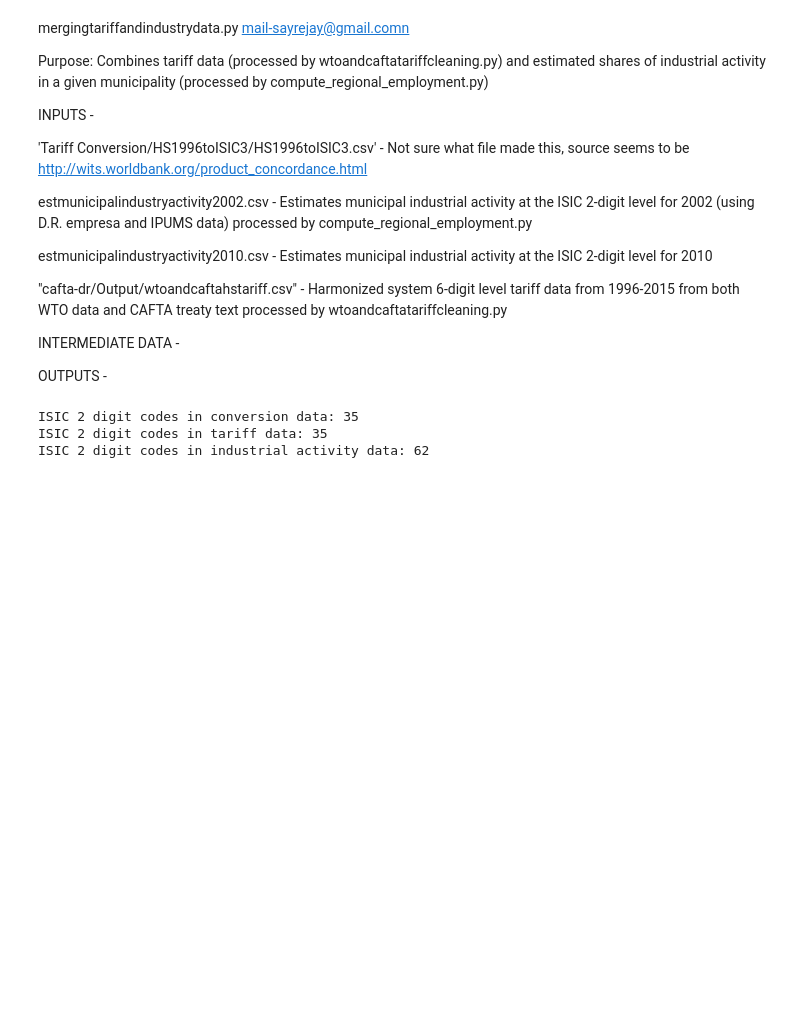
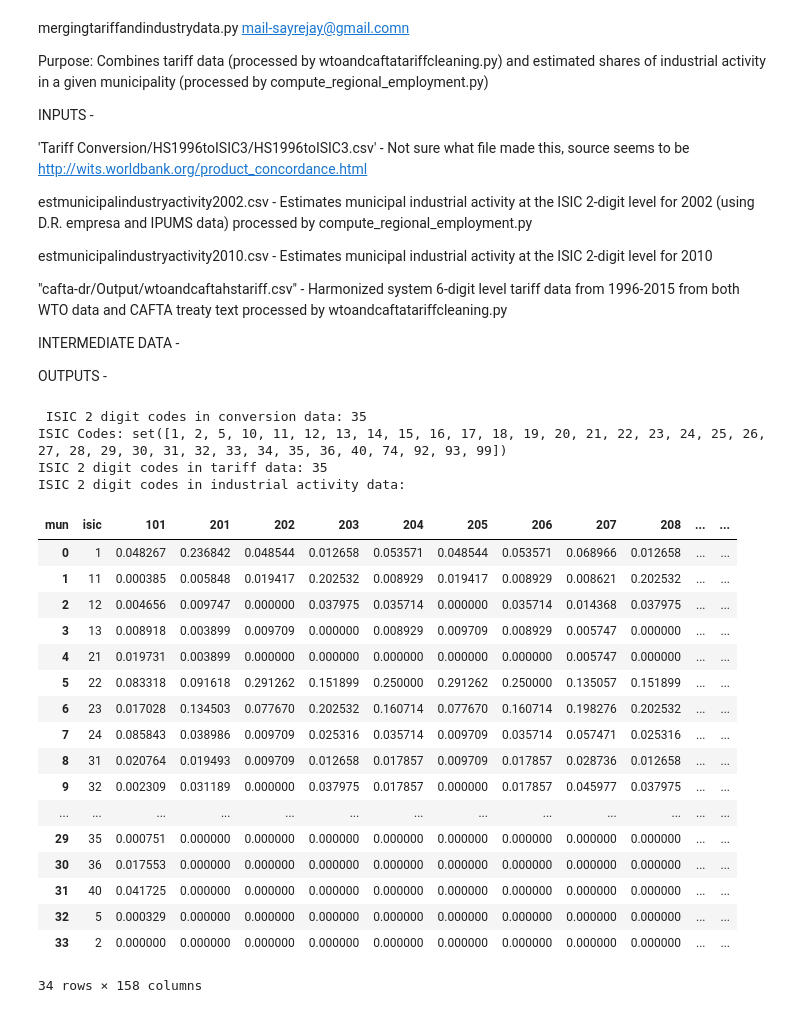
Before and after one commit to jaysayre/cafta-dr, a Jupyter notebook: 020216mergingtariffandindustrydata.ipynb, the cells around one changed output. Drawn from its saved outputs; the diff is of its cells as text; code cells hidden in the pictures; blank space fills up the shorter version.

```diff
--- a/020216mergingtariffandindustrydata.ipynb
+++ b/020216mergingtariffandindustrydata.ipynb
@@ -71,13 +71,15 @@ tariffdf.rename(columns={'ISICtwodig':'isic'},inplace=True)
 ## Checking merging issues - unfortunately, seems unfixable
 print "ISIC 2 digit codes in conversion data:",
 print len(set([int(a[:2]) for a in isic3conv.values()]))
+print "ISIC Codes:", set([int(a[:2]) for a in isic3conv.values()])
 print "ISIC 2 digit codes in tariff data:", len(list(tariffdf['isic']))
 print "ISIC 2 digit codes in industrial activity data:",
-print len([a for a in list(indusdf2002.columns) if len(a) <= 2])
+#print len([a for a in list(indusdf2002.columns) if len(a) <= 2])
 # %% [output]
-ISIC 2 digit codes in conversion data: 35
+ ISIC 2 digit codes in conversion data: 35
+ISIC Codes: set([1, 2, 5, 10, 11, 12, 13, 14, 15, 16, 17, 18, 19, 20, 21, 22, 23, 24, 25, 26, 27, 28, 29, 30, 31, 32, 33, 34, 35, 36, 40, 74, 92, 93, 99])
 ISIC 2 digit codes in tariff data: 35
-ISIC 2 digit codes in industrial activity data: 62
+ISIC 2 digit codes in industrial activity data:
 # %%
 ### Merge tariff data with municipality level occupation data
 indusdf2002  =  pd.read_csv(industry2002)
@@ -86,28 +88,61 @@ indusdf2010  =  pd.read_csv(industry2010) # Do this too
 ## Drop ISIC 2 digit codes that don't have corresponding tariff data
 isicintariffdf = list(tariffdf['isic'])
 indusdf2002drops = [a for a in indusdf2002.columns if a not in isicintariffdf]
+indusdf2010drops = [a for a in indusdf2010.columns if a not in isicintariffdf]
 indusdf2002drops.remove('mun')
+indusdf2010drops.remove('mun')
 indusdf2002 = indusdf2002.drop(list(indusdf2002drops),1)
+indusdf2010 = indusdf2010.drop(list(indusdf2010drops),1)
 ##Compute total number of sample of workers in given municipality
-codes = [a for a in indusdf2002.columns if 'mun' not in a]
+codes2002 = [a for a in indusdf2002.columns if 'mun' not in a]
+codes2010 = [a for a in indusdf2010.columns if 'mun' not in a]
 indusdf2002['MUNTOTAL']=0
-for col in codes:
+indusdf2010['MUNTOTAL']=0
+for col in codes2002:
     indusdf2002['MUNTOTAL'] += indusdf2002[col]
+for col in codes2010:
+    indusdf2010['MUNTOTAL'] += indusdf2010[col]
 ## Compute share of occupation in a given municipality
-for col in codes:
+for col in codes2002:
     indusdf2002[col] = indusdf2002[col]/indusdf2002['MUNTOTAL']
+for col in codes2010:
+    indusdf2010[col] = indusdf2010[col]/indusdf2010['MUNTOTAL']
 indusdf2002 = indusdf2002.drop('MUNTOTAL',1)
+indusdf2010 = indusdf2010.drop('MUNTOTAL',1)
 
 ## Pivot municipality level occupation data.
 indusdf2002 = indusdf2002.set_index('mun').T.reset_index()
+indusdf2010 = indusdf2010.set_index('mun').T.reset_index()
 indusdf2002.rename(columns={'index':'isic'},inplace=True)
+indusdf2010.rename(columns={'index':'isic'},inplace=True)
 
 ## Complete merge
-indusdf2002 = indusdf2002.merge(tariffdf, on='isic',how='left')
-
+#indusdf2002 = indusdf2002.merge(tariffdf, on='isic',how='left')
+#indusdf2010 = indusdf2010.merge(tariffdf, on='isic',how='left')
 ## Could write this to intermediate data if I feel like it..
 # %%
+indusdf2002
+
 #indusdf2002.set_index('isic').T
+# %% [output]
+| mun | isic | 101 | 201 | 202 | 203 | 204 | 205 | 206 | 207 | 208 | ... | ... |
+| 0 | 1 | 0.048267 | 0.236842 | 0.048544 | 0.012658 | 0.053571 | 0.048544 | 0.053571 | 0.068966 | 0.012658 | ... | ... |
+| 1 | 11 | 0.000385 | 0.005848 | 0.019417 | 0.202532 | 0.008929 | 0.019417 | 0.008929 | 0.008621 | 0.202532 | ... | ... |
+| 2 | 12 | 0.004656 | 0.009747 | 0.000000 | 0.037975 | 0.035714 | 0.000000 | 0.035714 | 0.014368 | 0.037975 | ... | ... |
+| 3 | 13 | 0.008918 | 0.003899 | 0.009709 | 0.000000 | 0.008929 | 0.009709 | 0.008929 | 0.005747 | 0.000000 | ... | ... |
+| 4 | 21 | 0.019731 | 0.003899 | 0.000000 | 0.000000 | 0.000000 | 0.000000 | 0.000000 | 0.005747 | 0.000000 | ... | ... |
+| 5 | 22 | 0.083318 | 0.091618 | 0.291262 | 0.151899 | 0.250000 | 0.291262 | 0.250000 | 0.135057 | 0.151899 | ... | ... |
+| 6 | 23 | 0.017028 | 0.134503 | 0.077670 | 0.202532 | 0.160714 | 0.077670 | 0.160714 | 0.198276 | 0.202532 | ... | ... |
+| 7 | 24 | 0.085843 | 0.038986 | 0.009709 | 0.025316 | 0.035714 | 0.009709 | 0.035714 | 0.057471 | 0.025316 | ... | ... |
+| 8 | 31 | 0.020764 | 0.019493 | 0.009709 | 0.012658 | 0.017857 | 0.009709 | 0.017857 | 0.028736 | 0.012658 | ... | ... |
+| 9 | 32 | 0.002309 | 0.031189 | 0.000000 | 0.037975 | 0.017857 | 0.000000 | 0.017857 | 0.045977 | 0.037975 | ... | ... |
+| ... | ... | ... | ... | ... | ... | ... | ... | ... | ... | ... | ... | ... |
+| 29 | 35 | 0.000751 | 0.000000 | 0.000000 | 0.000000 | 0.000000 | 0.000000 | 0.000000 | 0.000000 | 0.000000 | ... | ... |
+| 30 | 36 | 0.017553 | 0.000000 | 0.000000 | 0.000000 | 0.000000 | 0.000000 | 0.000000 | 0.000000 | 0.000000 | ... | ... |
+| 31 | 40 | 0.041725 | 0.000000 | 0.000000 | 0.000000 | 0.000000 | 0.000000 | 0.000000 | 0.000000 | 0.000000 | ... | ... |
+| 32 | 5 | 0.000329 | 0.000000 | 0.000000 | 0.000000 | 0.000000 | 0.000000 | 0.000000 | 0.000000 | 0.000000 | ... | ... |
+| 33 | 2 | 0.000000 | 0.000000 | 0.000000 | 0.000000 | 0.000000 | 0.000000 | 0.000000 | 0.000000 | 0.000000 | ... | ... |
+34 rows × 158 columns
 # %%
 ## Need to fix this script - OLD
 ## Compute weighted average of import competing tariff for each
```
Also changed, not shown: 2 other files.
